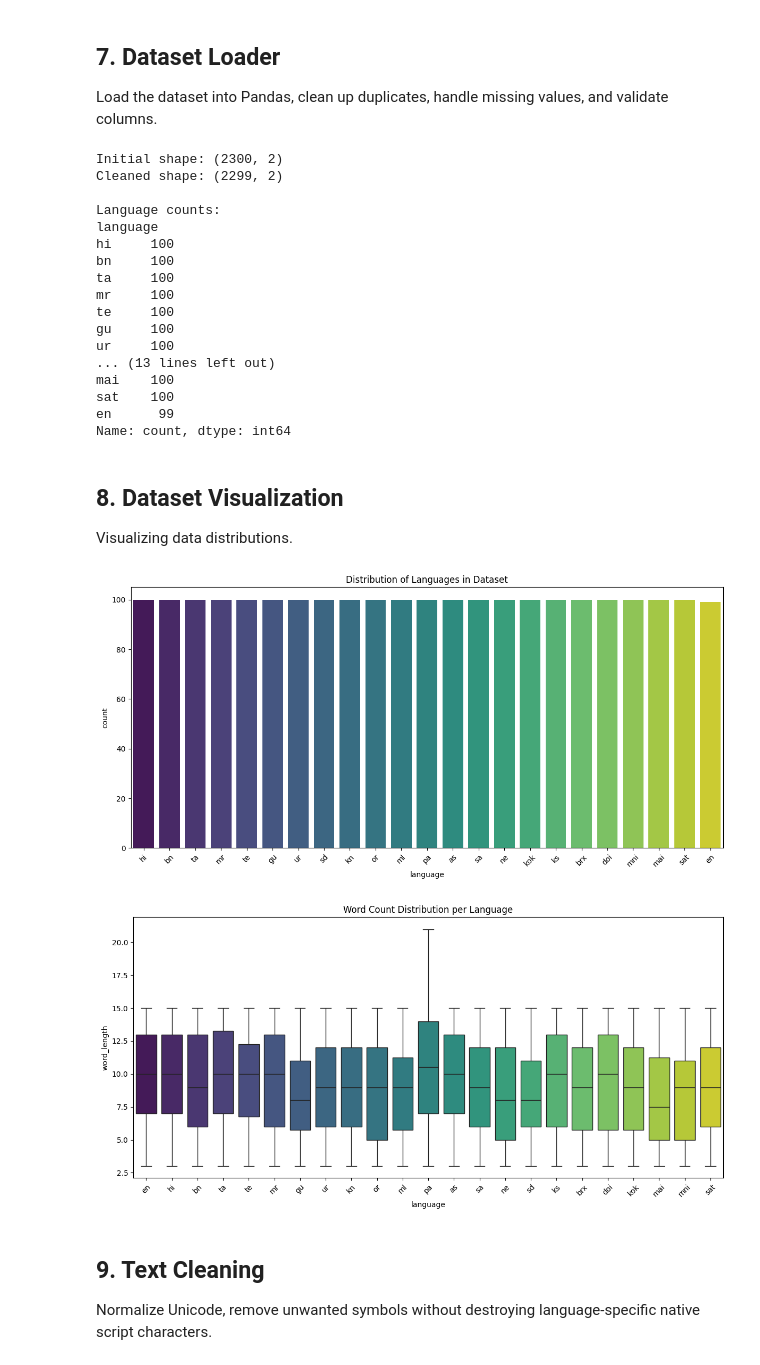
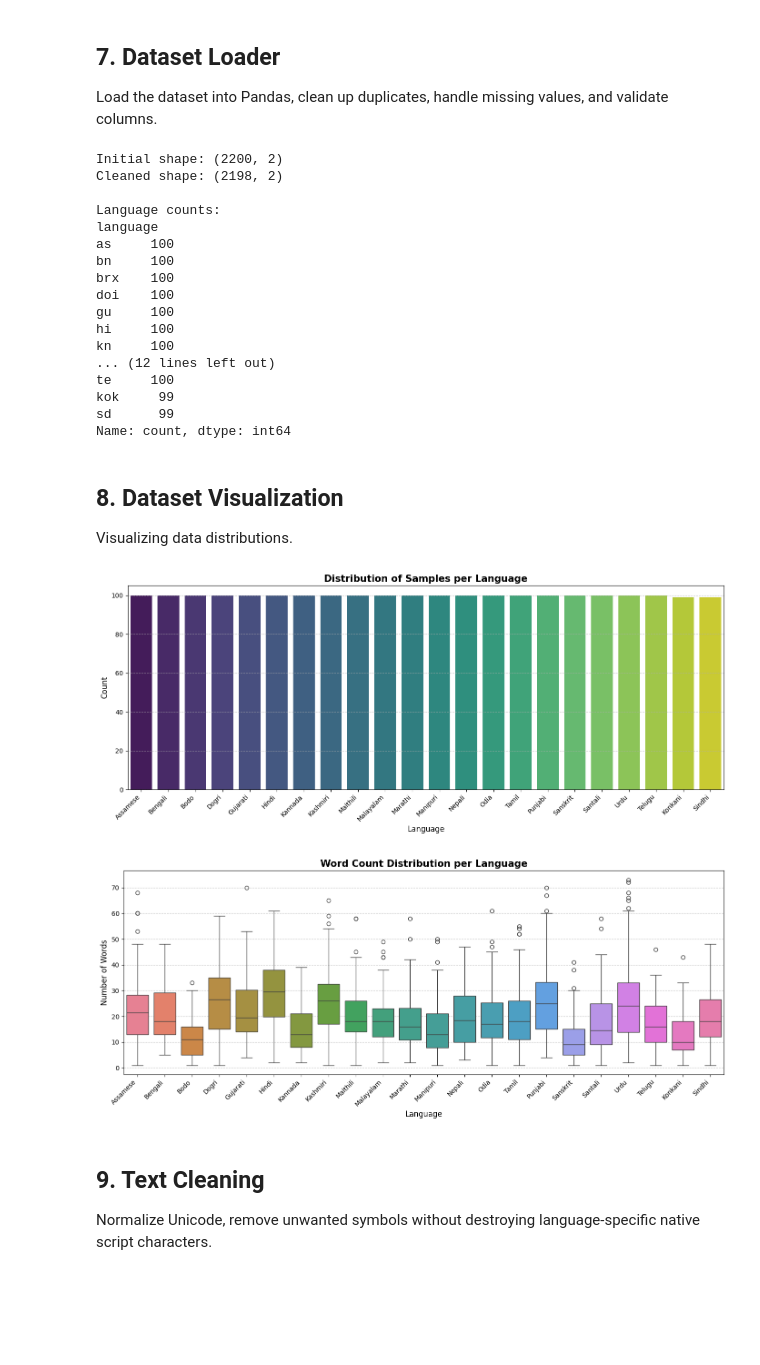
Before and after one commit to BISHAL17048/BenchMarking-for-the-Multilingual-Multimodal-Text-Summarizer, a Jupyter notebook: benchmark_language_detection.ipynb, the cells around one changed output. Saved outputs shown, nothing was run; the diff lists cells and outputs as text; code cells hidden in the pictures; blank space fills up the shorter version.

```diff
--- a/benchmark_language_detection.ipynb
+++ b/benchmark_language_detection.ipynb
@@ -258,6 +366,13 @@ def load_and_validate(df):
 
     # Handle missing
     df = df.dropna(subset=['text', 'language'])
+
+    # Create a mapping from Full Name (like 'Hindi') to ISO code (like 'hi')
+    # based on the Config.LANGUAGES dictionary
+    name_to_iso = {name: iso for iso, name in Config.LANGUAGES.items()}
+
+    # Map the language column to ISO codes to match expected config keys
+    df['language'] = df['language'].map(lambda x: name_to_iso.get(x, x.lower()))
 
     # Remove duplicates
     df = df.drop_duplicates(subset=['text'])
@@ -276,52 +391,69 @@ def load_and_validate(df):
 
 clean_df = load_and_validate(raw_df)
 # %% [output]
-Initial shape: (2300, 2)
-Cleaned shape: (2299, 2)
+Initial shape: (2200, 2)
+Cleaned shape: (2198, 2)
 
 Language counts:
 language
+as     100
+bn     100
+brx    100
+doi    100
+gu     100
 hi     100
-bn     100
-ta     100
-mr     100
+kn     100
+... (12 lines left out)
 te     100
-gu     100
-ur     100
-... (13 lines left out)
-mai    100
-sat    100
-en      99
+kok     99
+sd      99
 Name: count, dtype: int64
 # %% [markdown]
 ## 8. Dataset Visualization
 Visualizing data distributions.
 # %%
 def visualize_dataset(df):
-    plt.figure(figsize=(12, 6))
-    sns.countplot(data=df, x='language', order=df['language'].value_counts().index, palette='viridis')
-    plt.title('Distribution of Languages in Dataset')
-    plt.xticks(rotation=45)
+    # Create a local copy to avoid SettingWithCopyWarning
+    viz_df = df.copy()
+
+    # Map ISO codes to Full Names for better visualization
+    viz_df['language_name'] = viz_df['language'].map(Config.LANGUAGES)
+
+    # Calculate lengths
+    viz_df['char_length'] = viz_df['text'].apply(len)
+    viz_df['word_length'] = viz_df['text'].apply(lambda x: len(str(x).split()))
+
+    # 1. Language Distribution Plot
+    plt.figure(figsize=(14, 6))
+    order = viz_df['language_name'].value_counts().index
+    sns.countplot(data=viz_df, x='language_name', order=order, palette='viridis')
+
+    plt.title('Distribution of Samples per Language', fontsize=15, fontweight='bold')
+    plt.xlabel('Language', fontsize=12)
+    plt.ylabel('Count', fontsize=12)
+    plt.xticks(rotation=45, ha='right')
+    plt.grid(axis='y', linestyle='--', alpha=0.7)
     plt.tight_layout()
     plt.savefig(f"{Config.CHARTS_DIR}/language_distribution.png")
     plt.show()
 
-    # Sentence length
-    df['char_length'] = df['text'].apply(len)
-    df['word_length'] = df['text'].apply(lambda x: len(str(x).split()))
+    # 2. Word Length Distribution Plot
+    plt.figure(figsize=(14, 6))
+    sns.boxplot(data=viz_df, x='language_name', y='word_length', order=order, palette='husl')
 
-    plt.figure(figsize=(12, 6))
-    sns.boxplot(data=df, x='language', y='word_length', palette='viridis')
-    plt.title('Word Count Distribution per Language')
-    plt.xticks(rotation=45)
+    plt.title('Word Count Distribution per Language', fontsize=15, fontweight='bold')
+    plt.xlabel('Language', fontsize=12)
+    plt.ylabel('Number of Words', fontsize=12)
+    plt.xticks(rotation=45, ha='right')
+    plt.grid(axis='y', linestyle='--', alpha=0.7)
     plt.tight_layout()
     plt.savefig(f"{Config.CHARTS_DIR}/word_length_distribution.png")
     plt.show()
 
 visualize_dataset(clean_df)
 # %% [output]
-[figure, old version]
+[figure, new version]
-[figure, old version]
+[figure, new version]
 # %% [markdown]
 ## 9. Text Cleaning
 Normalize Unicode, remove unwanted symbols without destroying language-specific native script characters.
```
Also changed, not shown: parts of 14 cells of this notebook.
